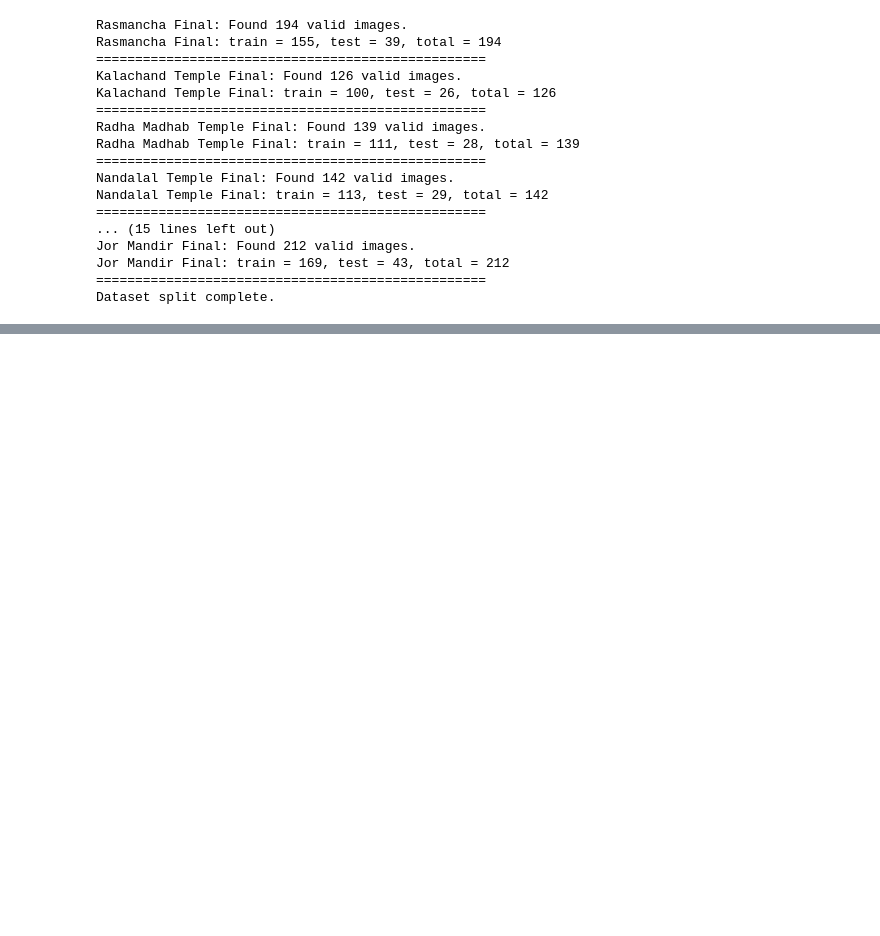
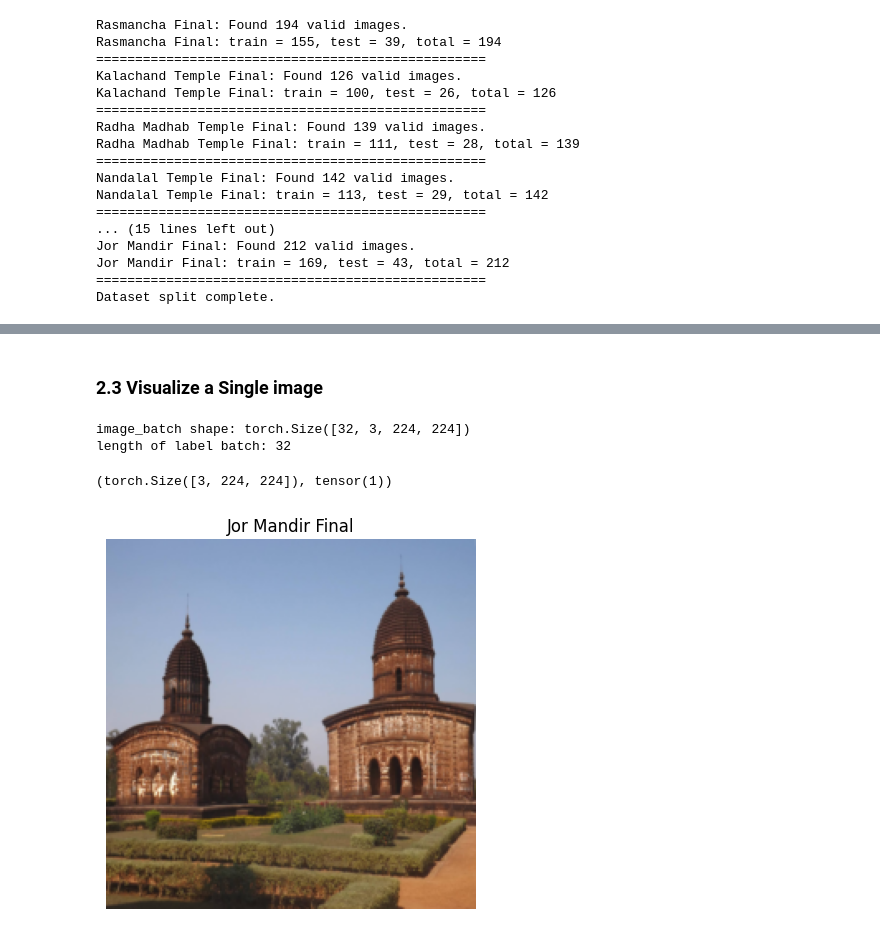
Before and after one commit to SamyamoyRakshit/papers-from-scratch, a Jupyter notebook: ViT/ViT.ipynb, the cells around one changed output, grey strips where cells are left out. Drawn from its saved outputs; the diff is of its cells as text; code cells hidden in the pictures; blank space fills up the shorter version.

Commit message:
apply dataloader function and successfully read the images

```diff
--- a/ViT/ViT.ipynb
+++ b/ViT/ViT.ipynb
@@ -48,0 +56,4 @@ from utils.helper_functions import download_data, set_seeds, plot_loss_curves
+# %%
+image_path = Path("../dataset")
+train_dir = image_path/"train"
+test_dir = image_path/"test"
@@ -48,0 +71,10 @@ from utils.helper_functions import download_data, set_seeds, plot_loss_curves
+# %%
+# Create image size
+IMG_SIZE = 224 # comes from Table 3 of ViT paper
+
+# Create a transforms pipeline
+manual_transform = transforms.Compose([
+    transforms.Resize(size=(IMG_SIZE,IMG_SIZE)),
+    transforms.ToTensor()
+])
+print(f"Manually created transforms: {manual_transform}")
@@ -48,0 +88,13 @@ from utils.helper_functions import download_data, set_seeds, plot_loss_curves
+# %%
+# Create a batch size of 32 (the paper uses 4096 as batch_size but this may be too big for our smaller hardware... can always scale up later)
+BATCH_SIZE = 32
+
+# Create Dataloaders
+train_dataloader, test_dataloader, class_names = data_setup.create_dataloaders(
+    train_dir=train_dir,
+    test_dir=test_dir,
+    transform=manual_transform,
+    batch_size=BATCH_SIZE,
+    num_workers=2
+)
+len(train_dataloader), len(test_dataloader), class_names
@@ -48,0 +114,24 @@ from utils.helper_functions import download_data, set_seeds, plot_loss_curves
+# %% [markdown]
+### 2.3 Visualize a Single image
+# %%
+# Get a batch of images
+image_batch, label_batch = next(iter(train_dataloader))
+print(f"image_batch shape: {image_batch.shape}")
+print(f"length of label batch: {len(label_batch)}")
+
+# Get a single image and label from the batch
+image, label = image_batch[0], label_batch[0]
+
+# View single image and label shapes
+image.shape, label
+# %% [output]
+image_batch shape: torch.Size([32, 3, 224, 224])
+length of label batch: 32
+(torch.Size([3, 224, 224]), tensor(1))
+# %%
+# Plot the image with matplotlib
+plt.imshow(image.permute(1,2,0)) # (C,H,W) => (H,W,C)
+plt.title(class_names[label])
+plt.axis(False);
+# %% [output]
+[figure, added]
```
Also changed, not shown: parts of 12 cells of this notebook, 7 other files.
